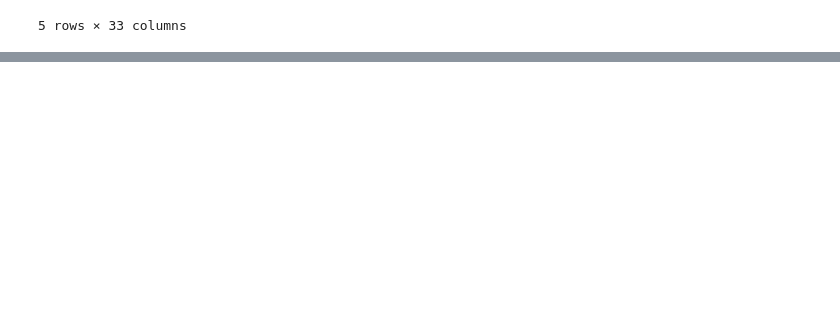
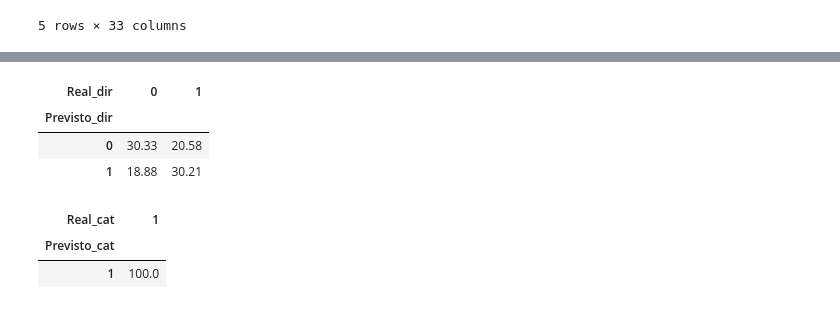
Before and after one commit to leandrocandida/CleanArch, a Jupyter notebook: Untitled11.ipynb, the cells around one changed output, grey strips where cells are left out. Cells and saved outputs as stored; diff of their text form; code cells hidden in the pictures; blank space fills up the shorter version.

```diff
--- a/Untitled11.ipynb
+++ b/Untitled11.ipynb
@@ -270,0 +284,17 @@ fig.show()
+# %%
+# Porém...
+round(pd.crosstab(resultados.Previsto_dir, resultados.Real_dir
+            ,  normalize = True)*100, 2)
+# %% [output]
+| Real_dir | 0 | 1 |
+| Previsto_dir |  |  |
+| 0 | 30.33 | 20.58 |
+| 1 | 18.88 | 30.21 |
+# %%
+# Porém 2...muito melhor - soma a diagnoal principal
+round(pd.crosstab(resultados.Previsto_cat, resultados.Real_cat
+            , normalize = True)*100, 2)
+# %% [output]
+| Real_cat | 1 |
+| Previsto_cat |  |
+| 1 | 100.0 |
```
Also changed, not shown: parts of 4 cells of this notebook.
